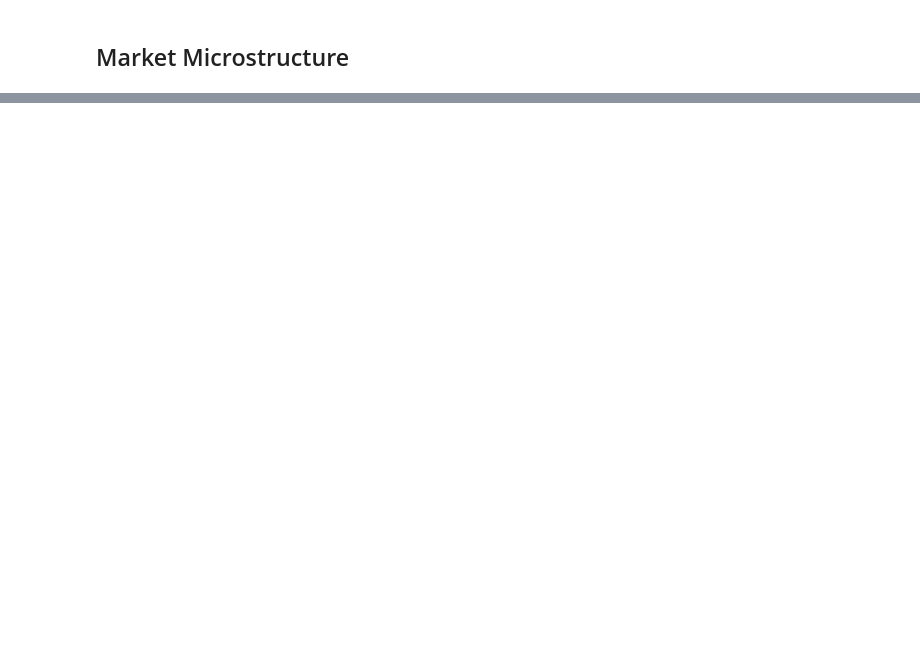
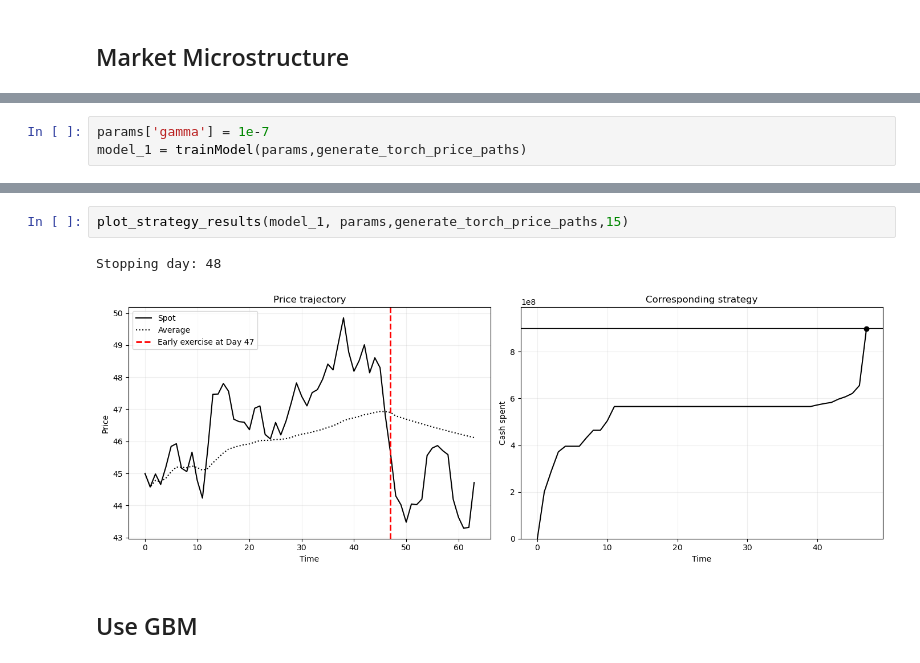
Before and after one commit to LaiquendiJ/Market-Microstructure-CW-2026, a Jupyter notebook: code.ipynb, the cells around one changed output, grey strips where cells are left out. Cells and saved outputs as stored; diff of their text form; blank space fills up the shorter version.

```diff
--- a/code.ipynb
+++ b/code.ipynb
@@ -386,0 +380,3 @@ n=63, v_tilde(S>A) mean=nan
+# %%
+params['gamma'] = 1e-7
+model_1 = trainModel(params,generate_torch_price_paths)
@@ -386,0 +401,7 @@ n=63, v_tilde(S>A) mean=nan
+# %%
+plot_strategy_results(model_1, params,generate_torch_price_paths,15)
+# %% [output]
+Stopping day: 48
+[figure, added]
+# %% [markdown]
+## Use GBM
```
Also changed, not shown: parts of 10 cells of this notebook, 5 other files.
